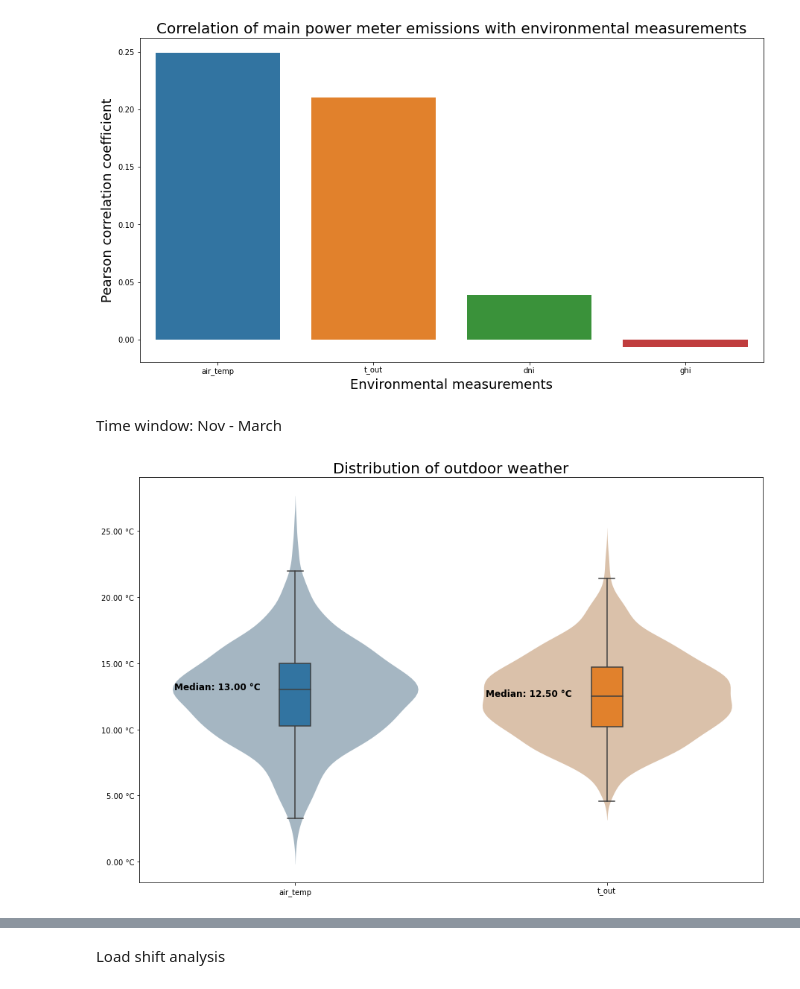
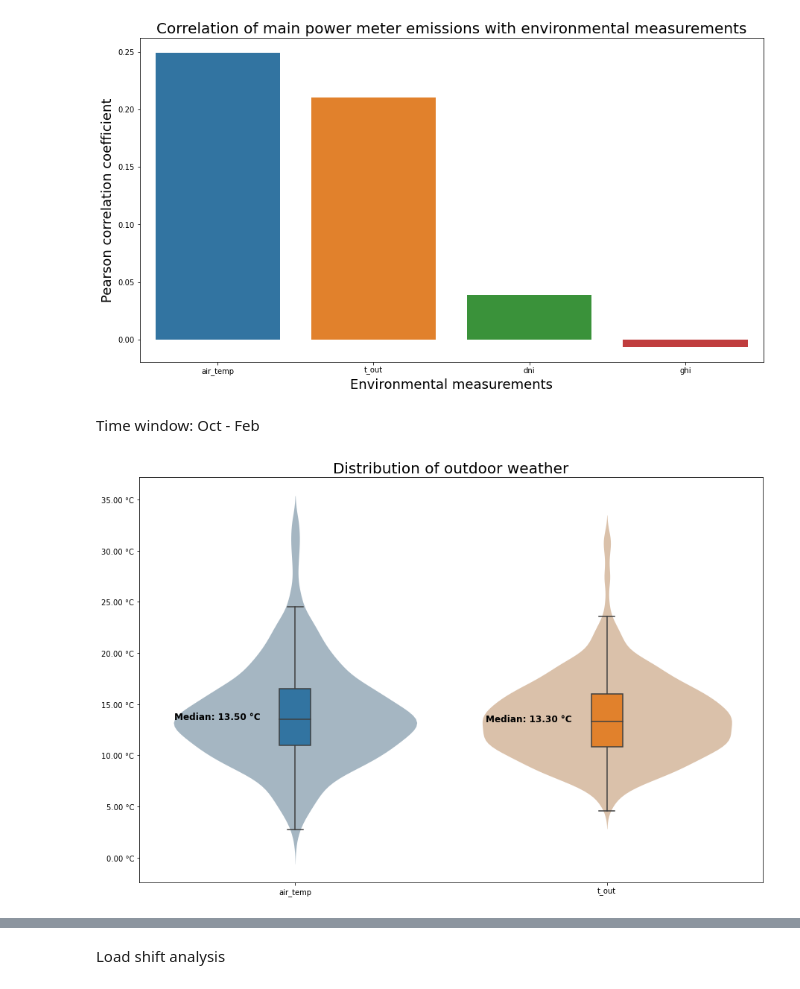
Before and after one commit to ZAY630/ls_sdh, a Jupyter notebook: analysis.ipynb, the cells around one changed output, grey strips where cells are left out. Saved outputs shown, nothing was run; the diff lists cells and outputs as text; code cells hidden in the pictures.

```diff
--- a/analysis.ipynb
+++ b/analysis.ipynb
@@ -244,12 +244,12 @@ plt.show()
 # %% [output]
 [figure]
 # %% [markdown]
-Time window: Nov - March
+Time window: Oct - Feb
 # %%
-df_NM = df_hourly_occ[(df_hourly_occ['datetime'].dt.month >= 11) | (df_hourly_occ['datetime'].dt.month <= 3)]
-df_NM = df_NM[columns + ['air_temp', 't_out', 'dni', 'ghi']]
+df_OF = df_hourly_occ[(df_hourly_occ['datetime'].dt.month >= 10) | (df_hourly_occ['datetime'].dt.month <= 3)]
+df_OF = df_OF[columns + ['air_temp', 't_out', 'dni', 'ghi']]
 # %%
-utils_plot.create_violin_plot(df_NM, ['air_temp', 't_out'], ' °C', 'Distribution of outdoor weather', figsize=(15, 10))
+utils_plot.create_violin_plot(df_OF, ['air_temp', 't_out'], ' °C', 'Distribution of outdoor weather', figsize=(15, 10))
 # %% [output]
-[figure, old version]
+[figure, new version]
 # %%
```
Also changed, not shown: parts of 14 cells of this notebook.
